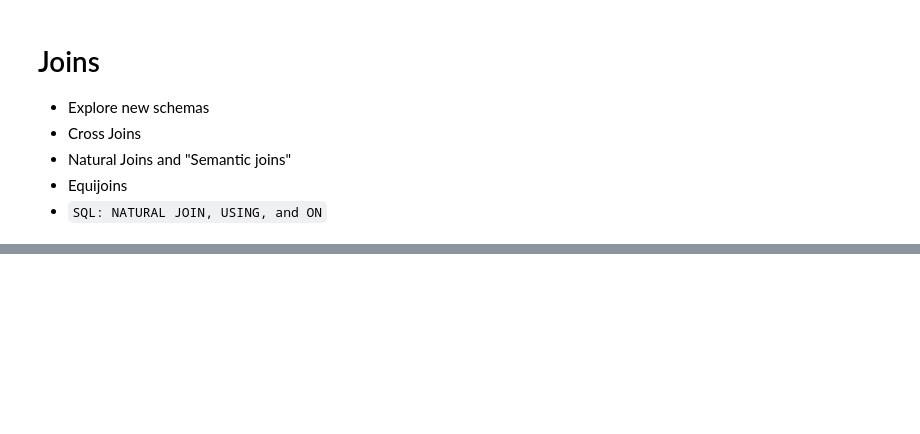
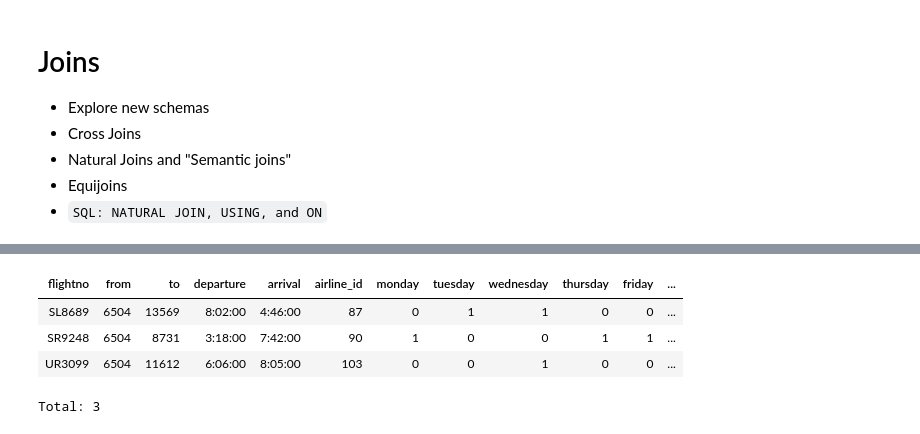
Before and after one commit to dimitri-yatsenko/Database-Systems-for-Data-Science, a Jupyter notebook: notebooks/Joins.ipynb, the cells around one changed output, grey strips where cells are left out. Cells and saved outputs as stored; diff of their text form; code cells hidden in the pictures; blank space fills up the shorter version.

```diff
--- a/notebooks/Joins.ipynb
+++ b/notebooks/Joins.ipynb
@@ -188,0 +192,8 @@ SELECT * FROM product WHERE product_name LIKE "%Bike%"
+# %%
+airport.Flightschedule & '`from`=6504'
+# %% [output]
+| flightno | from | to | departure | arrival | airline_id | monday | tuesday | wednesday | thursday | friday | ... |
+| SL8689 | 6504 | 13569 | 8:02:00 | 4:46:00 | 87 | 0 | 1 | 1 | 0 | 0 | ... |
+| SR9248 | 6504 | 8731 | 3:18:00 | 7:42:00 | 90 | 1 | 0 | 0 | 1 | 1 | ... |
+| UR3099 | 6504 | 11612 | 6:06:00 | 8:05:00 | 103 | 0 | 0 | 1 | 0 | 0 | ... |
+Total: 3
```
Also changed, not shown: parts of 98 cells of this notebook, 2 other files.
